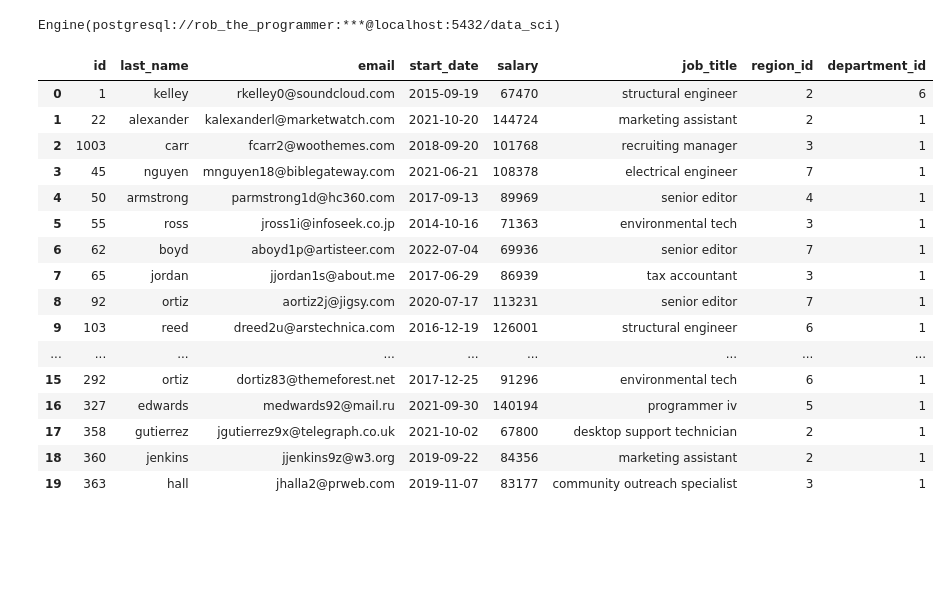
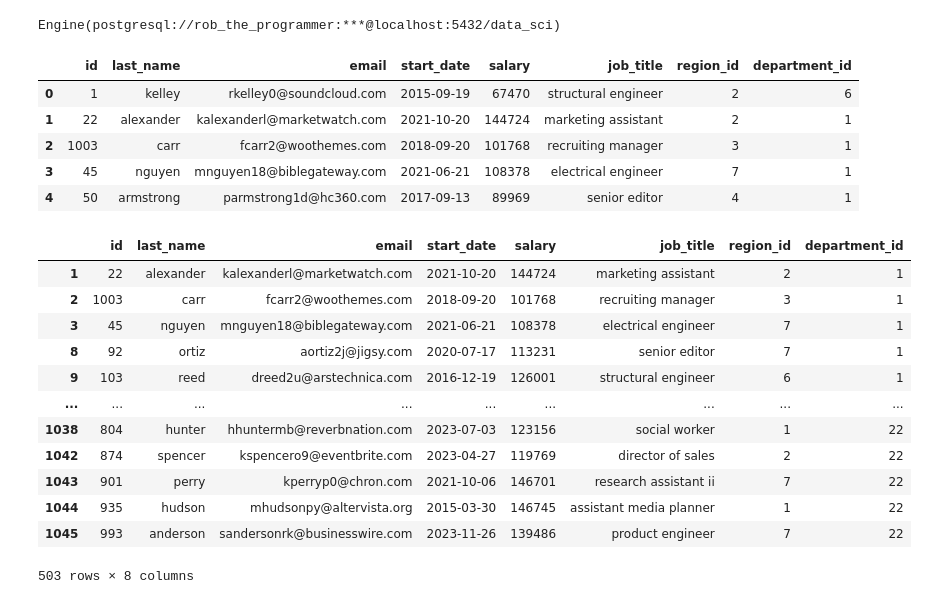
Before and after one commit to roblivesinottawa/SQL_for_data_science, a Jupyter notebook: notebooks/main.ipynb, the cells around one changed output. Drawn from its saved outputs; the diff is of its cells as text; code cells hidden in the pictures; blank space fills up the shorter version.

```diff
--- a/notebooks/main.ipynb
+++ b/notebooks/main.ipynb
@@ -14,24 +14,29 @@ print(engine)
 # %% [output]
 Engine(postgresql://rob_the_programmer:***@localhost:5432/data_sci)
 # %%
-query = "select * from employees limit 20;"
-df = pd.read_sql_query(query, engine)
-df
+query = "select * from employees;"
+df_employees = pd.read_sql_query(query, engine)
+df_employees.head()
 # %% [output]
 |  | id | last_name | email | start_date | salary | job_title | region_id | department_id |
 | 0 | 1 | kelley | rkelley0@soundcloud.com | 2015-09-19 | 67470 | structural engineer | 2 | 6 |
 | 1 | 22 | alexander | kalexanderl@marketwatch.com | 2021-10-20 | 144724 | marketing assistant | 2 | 1 |
 | 2 | 1003 | carr | fcarr2@woothemes.com | 2018-09-20 | 101768 | recruiting manager | 3 | 1 |
 | 3 | 45 | nguyen | mnguyen18@biblegateway.com | 2021-06-21 | 108378 | electrical engineer | 7 | 1 |
 | 4 | 50 | armstrong | parmstrong1d@hc360.com | 2017-09-13 | 89969 | senior editor | 4 | 1 |
-| 5 | 55 | ross | jross1i@infoseek.co.jp | 2014-10-16 | 71363 | environmental tech | 3 | 1 |
-| 6 | 62 | boyd | aboyd1p@artisteer.com | 2022-07-04 | 69936 | senior editor | 7 | 1 |
-| 7 | 65 | jordan | jjordan1s@about.me | 2017-06-29 | 86939 | tax accountant | 3 | 1 |
-| 8 | 92 | ortiz | aortiz2j@jigsy.com | 2020-07-17 | 113231 | senior editor | 7 | 1 |
-| 9 | 103 | reed | dreed2u@arstechnica.com | 2016-12-19 | 126001 | structural engineer | 6 | 1 |
-| ... | ... | ... | ... | ... | ... | ... | ... | ... |
-| 15 | 292 | ortiz | dortiz83@themeforest.net | 2017-12-25 | 91296 | environmental tech | 6 | 1 |
-| 16 | 327 | edwards | medwards92@mail.ru | 2021-09-30 | 140194 | programmer iv | 5 | 1 |
-| 17 | 358 | gutierrez | jgutierrez9x@telegraph.co.uk | 2021-10-02 | 67800 | desktop support technician | 2 | 1 |
-| 18 | 360 | jenkins | jjenkins9z@w3.org | 2019-09-22 | 84356 | marketing assistant | 2 | 1 |
-| 19 | 363 | hall | jhalla2@prweb.com | 2019-11-07 | 83177 | community outreach specialist | 3 | 1 |
+# %%
+df_employees[df_employees['salary'] > 100000]
+# %% [output]
+|  | id | last_name | email | start_date | salary | job_title | region_id | department_id |
+| 1 | 22 | alexander | kalexanderl@marketwatch.com | 2021-10-20 | 144724 | marketing assistant | 2 | 1 |
+| 2 | 1003 | carr | fcarr2@woothemes.com | 2018-09-20 | 101768 | recruiting manager | 3 | 1 |
+| 3 | 45 | nguyen | mnguyen18@biblegateway.com | 2021-06-21 | 108378 | electrical engineer | 7 | 1 |
+| 8 | 92 | ortiz | aortiz2j@jigsy.com | 2020-07-17 | 113231 | senior editor | 7 | 1 |
+| 9 | 103 | reed | dreed2u@arstechnica.com | 2016-12-19 | 126001 | structural engineer | 6 | 1 |
+| ... | ... | ... | ... | ... | ... | ... | ... | ... |
+| 1038 | 804 | hunter | hhuntermb@reverbnation.com | 2023-07-03 | 123156 | social worker | 1 | 22 |
+| 1042 | 874 | spencer | kspencero9@eventbrite.com | 2023-04-27 | 119769 | director of sales | 2 | 22 |
+| 1043 | 901 | perry | kperryp0@chron.com | 2021-10-06 | 146701 | research assistant ii | 7 | 22 |
+| 1044 | 935 | hudson | mhudsonpy@altervista.org | 2015-03-30 | 146745 | assistant media planner | 1 | 22 |
+| 1045 | 993 | anderson | sandersonrk@businesswire.com | 2023-11-26 | 139486 | product engineer | 7 | 22 |
+503 rows × 8 columns
```
Also changed, not shown: parts of 32 cells of this notebook, 6 other files.
